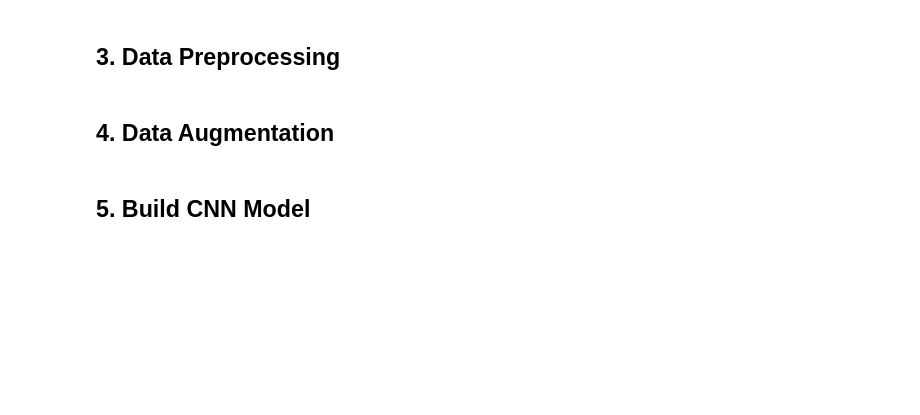
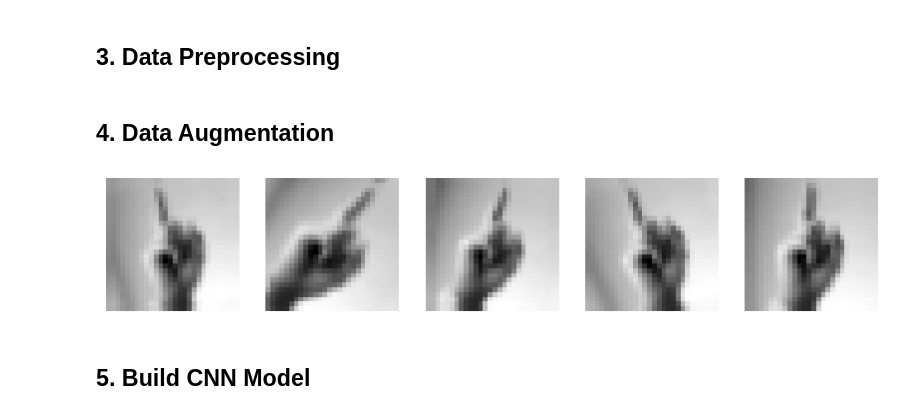
Before and after one commit to CodeAbderrahmane/ASL-Recognition-CNN, a Jupyter notebook: nn.ipynb, the cells around one changed output. Drawn from its saved outputs; the diff is of its cells as text; code cells hidden in the pictures; blank space fills up the shorter version.

```diff
--- a/nn.ipynb
+++ b/nn.ipynb
@@ -29,9 +29,28 @@ X_valid = X_valid.reshape(-1,28,28,1)
 # %%
 datagen = tf.keras.preprocessing.image.ImageDataGenerator(
     rotation_range=10
 )
 
 train_generator = datagen.flow(X_train, y_train, batch_size=64)
+
+data_augmentation = tf.keras.Sequential([
+    tf.keras.layers.RandomRotation(0.1),  # Rotation légère (10%)
+    tf.keras.layers.RandomZoom(0.1),      # Zoom avant/arrière
+    tf.keras.layers.RandomContrast(0.1),  # Utile pour les variations d'éclairage
+])
+
+# Optionnel : Visualisation pour le notebook
+import matplotlib.pyplot as plt
+
+plt.figure(figsize=(10, 3))
+for i in range(5):
+    augmented_image = data_augmentation(tf.expand_dims(X_train[0], 0))
+    plt.subplot(1, 5, i + 1)
+    plt.imshow(augmented_image[0, :, :, 0], cmap='gray')
+    plt.axis("off")
+plt.show()
+# %% [output]
+[figure, added]
 # %% [markdown]
 ## 5. Build CNN Model
 # %%
```
Also changed, not shown: parts of 3 cells of this notebook.
